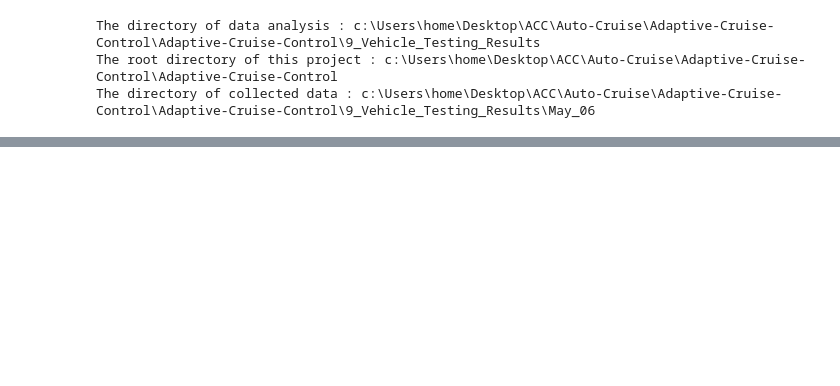
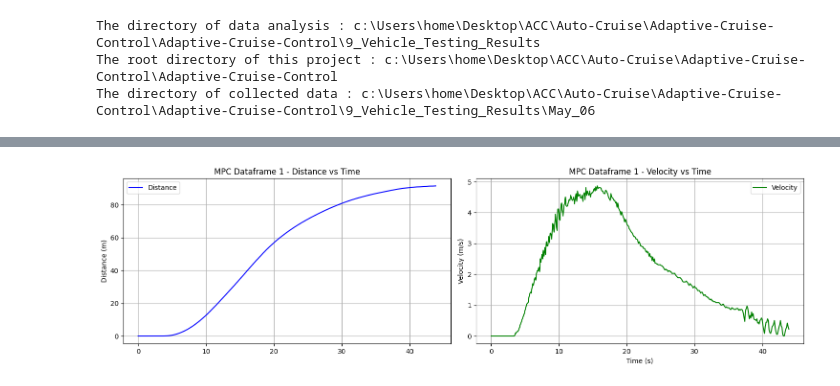
Before and after one commit to Santhosh4888/Adaptive-Cruise-Control, a Jupyter notebook: 9_Vehicle_Testing_Results/Data_visualization.ipynb, the cells around one changed output, grey strips where cells are left out. Saved outputs shown, nothing was run; the diff lists cells and outputs as text; code cells hidden in the pictures; blank space fills up the shorter version.

```diff
--- a/9_Vehicle_Testing_Results/Data_visualization.ipynb
+++ b/9_Vehicle_Testing_Results/Data_visualization.ipynb
@@ -96,3 +89,19 @@ MPC Dataframe 2:
 2  0.224011     1.029904
 3  0.335967     1.343829
 4  0.448134     1.633980
+# %%
+# Function to clean data by removing rows with Distance or Ego_Position > 110
+# Function to clean data by removing rows with invalid Remaining Distance or Ego Position values
+def cleaning_data(df):
+    # Check if the required columns exist and filter rows
+    if "Remaining Distance (m)" in df.columns:
+        df = df[(df["Remaining Distance (m)"] >= 0) & (df["Remaining Distance (m)"] <= 110)]
+    if "Ego_Position(m)" in df.columns:
+        df = df[(df["Ego_Position(m)"] >= 0) & (df["Ego_Position(m)"] <= 110)]
+    return df
+
+# Apply the cleaning function to all MPC and PD dataframes
+mpc_dataframes = [cleaning_data(df) for df in mpc_dataframes]
+pd_dataframes = [cleaning_data(df) for df in pd_dataframes]
+
+print("Data cleaned. Rows with Remaining Distance (m) or Ego_Position(m) > 110 or < 0 have been removed.")
@@ -99,23 +110,54 @@ MPC Dataframe 2:
 # %%
-# Plot Distance vs Time and Velocity vs Time
-plt.figure(figsize=(12, 6))
 
-# Distance vs Time
-plt.subplot(2, 1, 1)
-plt.plot(df["Time (s)"], df["Remaining Distance (m)"], label="Distance", color="blue")
-plt.ylabel("Distance (m)")
-plt.title("Distance vs Time")
-plt.grid(True)
-plt.legend()
+# Plot Distance vs Time and Velocity vs Time for each dataframe
+for i, df in enumerate(mpc_dataframes):
+    print(f"\nMPC Dataframe {i+1} - Plotting Distance and Velocity:")
 
-# Velocity vs Time
-plt.subplot(2, 1, 2)
-plt.plot(df["Time (s)"], df["Velocity (m/s)"], label="Velocity", color="green")
-plt.xlabel("Time (s)")
-plt.ylabel("Velocity (m/s)")
-plt.title("Velocity vs Time")
-plt.grid(True)
-plt.legend()
+    # Check if the required columns exist
+    if "Time (s)" in df.columns and "Remaining Distance (m)" in df.columns and "Velocity (m/s)" in df.columns:
+        plt.figure(figsize=(15, 8))
 
-plt.tight_layout()
-plt.show()
+        # Distance vs Time
+        plt.subplot(2, 2, 1)
+        plt.plot(df["Time (s)"], df["Remaining Distance (m)"], label="Distance", color="blue")
+        plt.ylabel("Distance (m)")
+        plt.title(f"MPC Dataframe {i+1} - Distance vs Time")
+        plt.grid(True)
+        plt.legend()
+
+        # Velocity vs Time
+        plt.subplot(2, 2, 2)
+        plt.plot(df["Time (s)"], df["Velocity (m/s)"], label="Velocity", color="green")
+        plt.xlabel("Time (s)")
+        plt.ylabel("Velocity (m/s)")
+        plt.title(f"MPC Dataframe {i+1} - Velocity vs Time")
+        plt.grid(True)
+        plt.legend()
+
+        plt.tight_layout()
+        plt.show()
+    elif "Time(s)" in df.columns and "Ego_Position(m)" in df.columns and "Ego_Velocity(m/s)" in df.columns:
+        plt.figure(figsize=(15, 8))
+        print(f"These dataframes are autologged during testing {i+1}")
+        # Distance vs Time
+        plt.subplot(2, 2, 1)
+        plt.plot(df["Time(s)"], df["Ego_Position(m)"], label="Distance", color="blue")
+        plt.ylabel("Distance (m)")
+        plt.title(f"MPC Dataframe {i+1} - Distance vs Time")
+        plt.grid(True)
+        plt.legend()
+
+        # Velocity vs Time
+        plt.subplot(2, 2, 2)
+        plt.plot(df["Time(s)"], df["Ego_Velocity(m/s)"], label="Velocity", color="green")
+        plt.xlabel("Time (s)")
+        plt.ylabel("Velocity (m/s)")
+        plt.title(f"MPC Dataframe {i+1} - Velocity vs Time")
+        plt.grid(True)
+        plt.legend()
+
+        plt.tight_layout()
+        plt.show()
+    else:
+        print(f"Dataframe {i+1} does not contain the required columns for plotting.")
+# %% [output]
@@ -121,0 +166 @@ plt.show()
+[figure, added]
```
Also changed, not shown: parts of 7 cells of this notebook, 3 other files.
